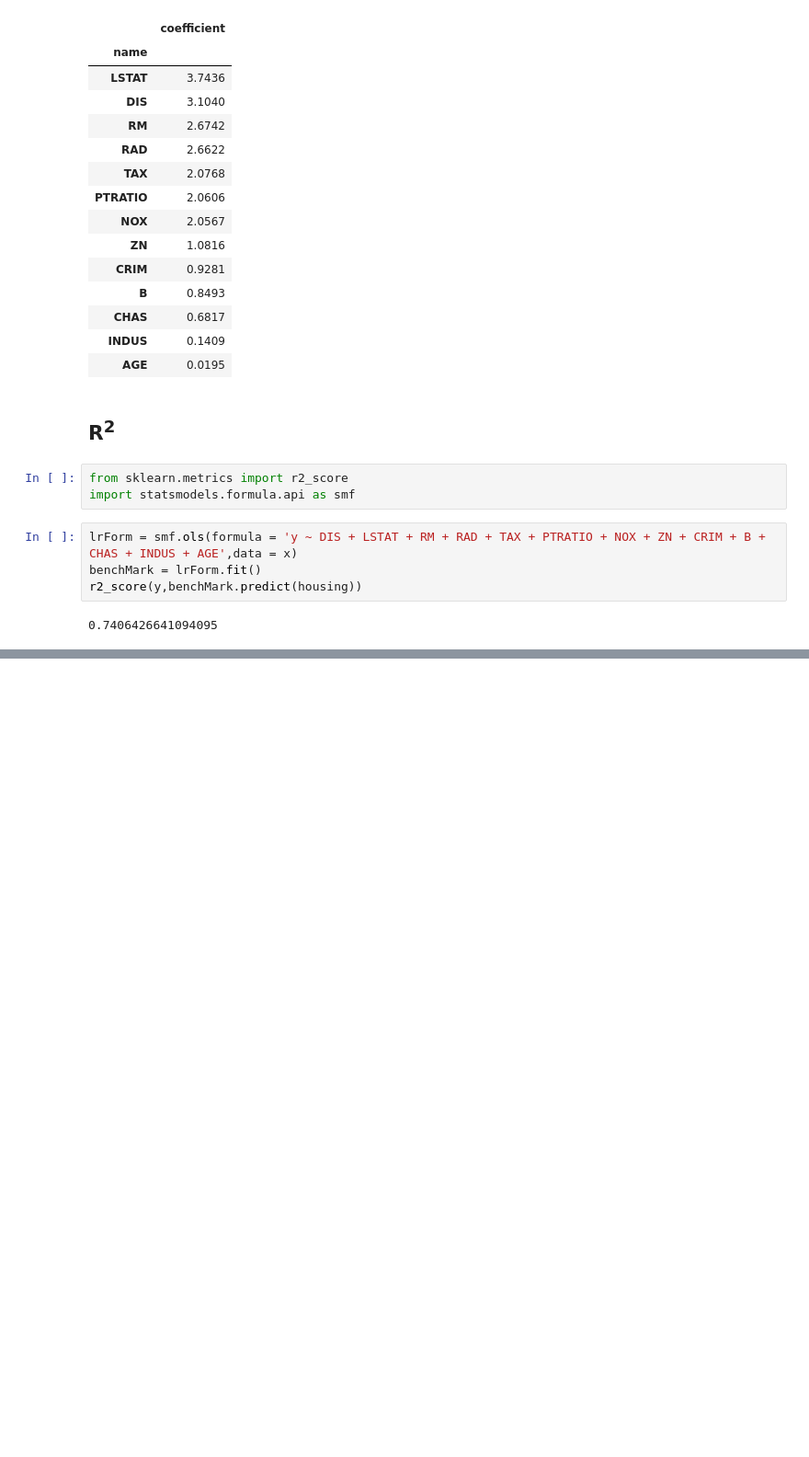
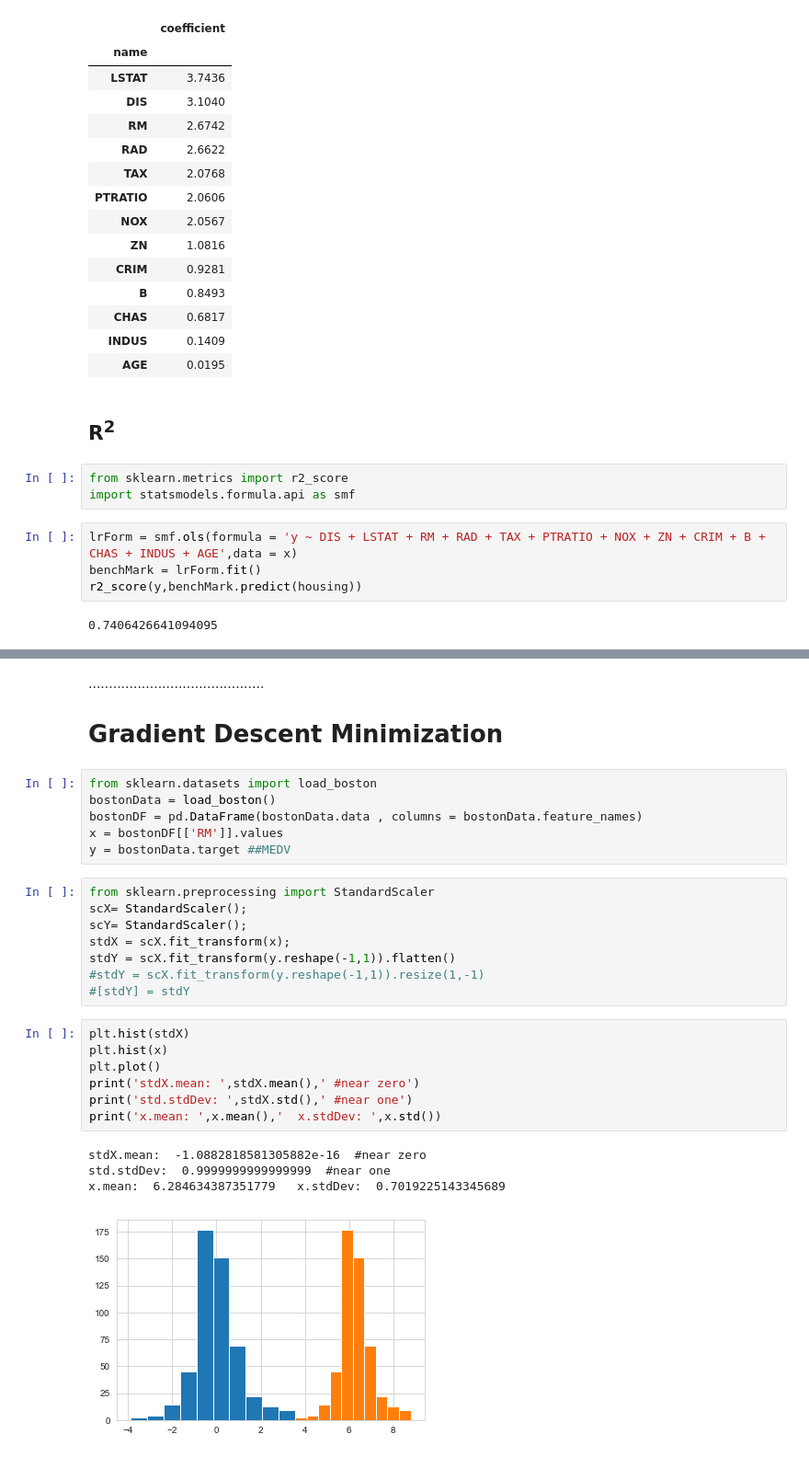
Before and after one commit to 60d-RA-3Eh/helloML, a Jupyter notebook: 03 Regression.ipynb, the cells around one changed output, grey strips where cells are left out. Shown at 92% size. Drawn from its saved outputs; the diff is of its cells as text; blank space fills up the shorter version.

```diff
--- a/03 Regression.ipynb
+++ b/03 Regression.ipynb
@@ -371,0 +368,29 @@ r2_score(y,benchMark.predict(housing))
+# %% [markdown]
+...........................................
+# Gradient Descent Minimization
+# %%
+from sklearn.datasets import load_boston
+bostonData = load_boston()
+bostonDF = pd.DataFrame(bostonData.data , columns = bostonData.feature_names)
+x = bostonDF[['RM']].values
+y = bostonData.target ##MEDV
+# %%
+from sklearn.preprocessing import StandardScaler
+scX= StandardScaler();
+scY= StandardScaler();
+stdX = scX.fit_transform(x);
+stdY = scX.fit_transform(y.reshape(-1,1)).flatten()
+#stdY = scX.fit_transform(y.reshape(-1,1)).resize(1,-1)
+#[stdY] = stdY
+# %%
+plt.hist(stdX)
+plt.hist(x)
+plt.plot()
+print('stdX.mean: ',stdX.mean(),' #near zero')
+print('std.stdDev: ',stdX.std(),' #near one')
+print('x.mean: ',x.mean(),'  x.stdDev: ',x.std())
+# %% [output]
+stdX.mean:  -1.0882818581305882e-16  #near zero
+std.stdDev:  0.9999999999999999  #near one
+x.mean:  6.284634387351779   x.stdDev:  0.7019225143345689
+[figure, added]
```
Also changed, not shown: parts of 87 cells of this notebook.
